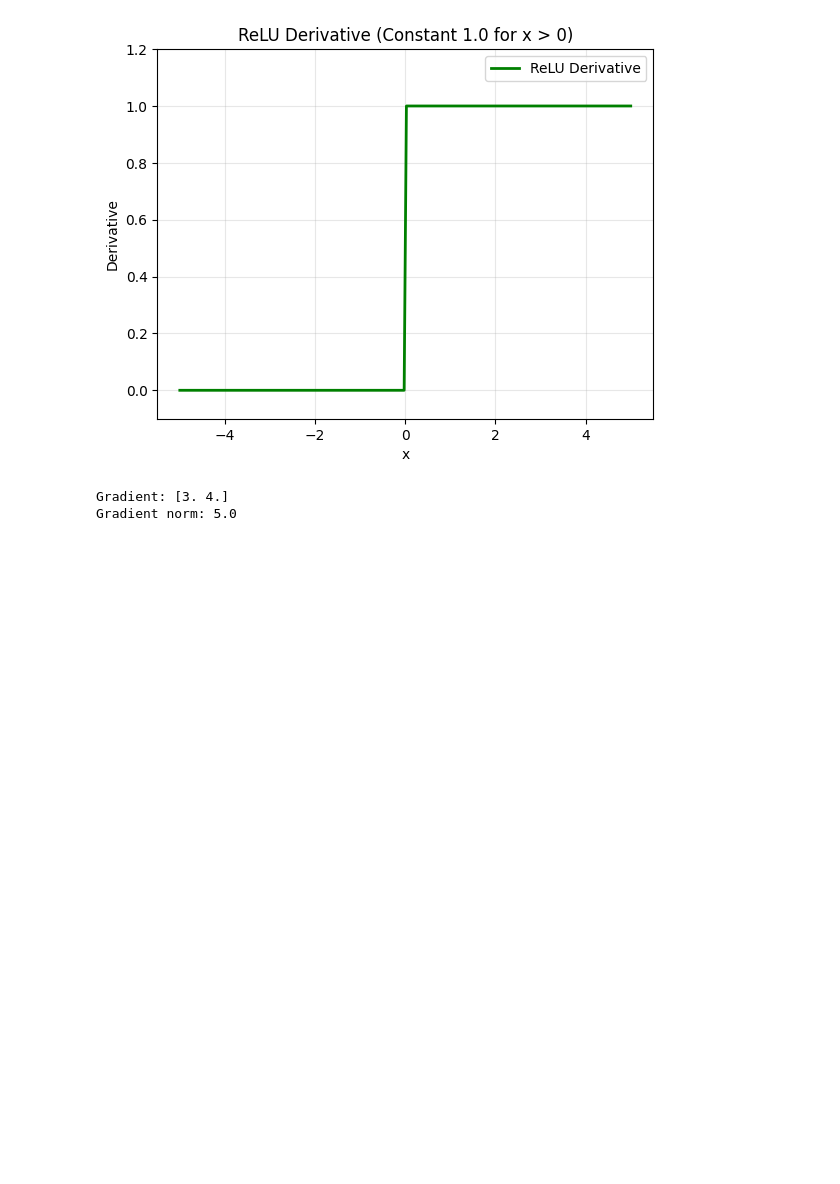
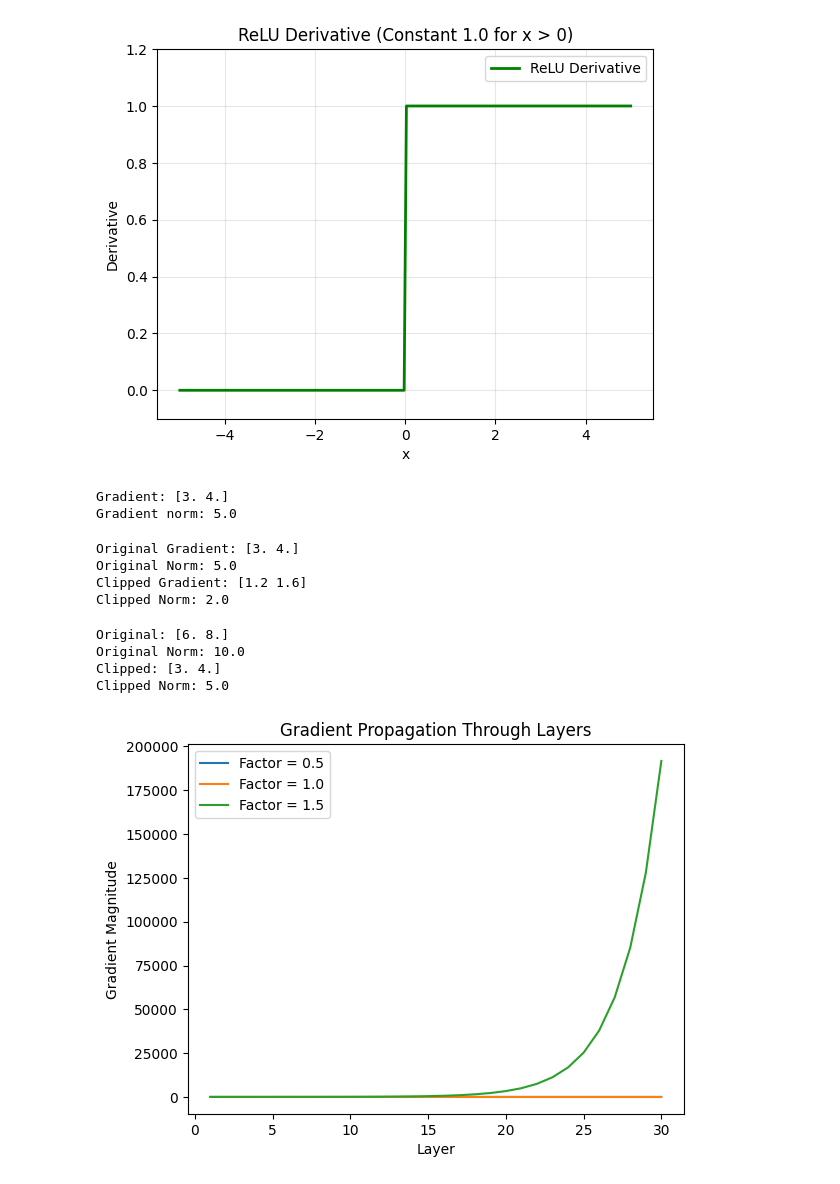
Before and after one commit to Sahil-K-Y/AI-ML-Blueprint, a Jupyter notebook: Phase-6 - Deep Learning & PyTorch/085_gradient_problems.ipynb, the cells around one changed output. Saved outputs shown, nothing was run; the diff lists cells and outputs as text; code cells hidden in the pictures; blank space fills up the shorter version.

```diff
--- a/Phase-6 - Deep Learning & PyTorch/085_gradient_problems.ipynb
+++ b/Phase-6 - Deep Learning & PyTorch/085_gradient_problems.ipynb
@@ -340,3 +340,24 @@ print("Gradient norm:", norm)
 # %% [output]
 Gradient: [3. 4.]
 Gradient norm: 5.0
+# %%
+gradient = np.array([3.0, 4.0])
+
+max_norm = 2.0
+
+norm = np.linalg.norm(gradient)
+
+if norm > max_norm:
+    clipped_gradient = gradient * (max_norm / norm)
+else:
+    clipped_gradient = gradient
+
+print("Original Gradient:", gradient)
+print("Original Norm:", norm)
+print("Clipped Gradient:", clipped_gradient)
+print("Clipped Norm:", np.linalg.norm(clipped_gradient))
+# %% [output]
+Original Gradient: [3. 4.]
+Original Norm: 5.0
+Clipped Gradient: [1.2 1.6]
+Clipped Norm: 2.0
@@ -342,0 +372,42 @@ Gradient norm: 5.0
+# %%
+gradient = np.array([6.0, 8.0])
+
+clipped = clip_gradient(gradient, max_norm=5.0)
+
+print("Original:", gradient)
+print("Original Norm:", np.linalg.norm(gradient))
+print("Clipped:", clipped)
+print("Clipped Norm:", np.linalg.norm(clipped))
+# %% [output]
+Original: [6. 8.]
+Original Norm: 10.0
+Clipped: [3. 4.]
+Clipped Norm: 5.0
+# %%
+def propagate_gradient(initial_gradient, factor, layers):
+    gradient = initial_gradient
+    history = []
+
+    for _ in range(layers):
+        gradient = gradient * factor
+        history.append(abs(gradient))
+
+    return history
+# %%
+layers = 30
+
+vanishing = propagate_gradient(1.0, 0.5, layers)
+stable = propagate_gradient(1.0, 1.0, layers)
+exploding = propagate_gradient(1.0, 1.5, layers)
+
+plt.plot(range(1, layers + 1), vanishing, label="Factor = 0.5")
+plt.plot(range(1, layers + 1), stable, label="Factor = 1.0")
+plt.plot(range(1, layers + 1), exploding, label="Factor = 1.5")
+
+plt.xlabel("Layer")
+plt.ylabel("Gradient Magnitude")
+plt.title("Gradient Propagation Through Layers")
+plt.legend()
+plt.show()
+# %% [output]
+[figure, added]
```
Also changed, not shown: parts of 3 cells of this notebook.
